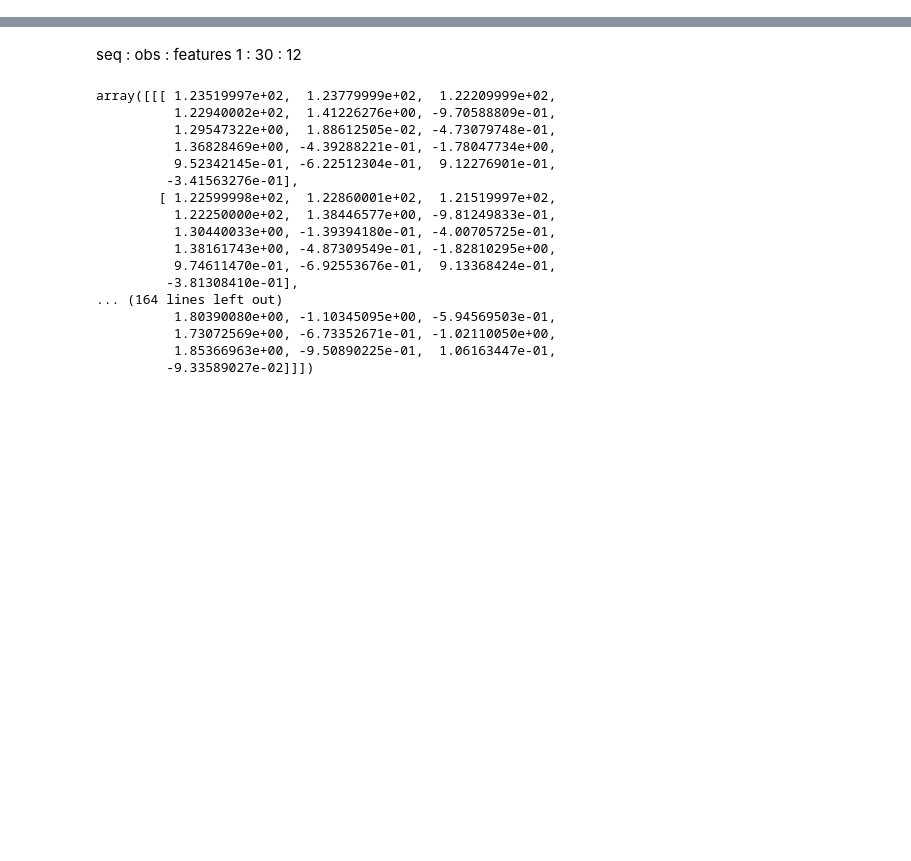
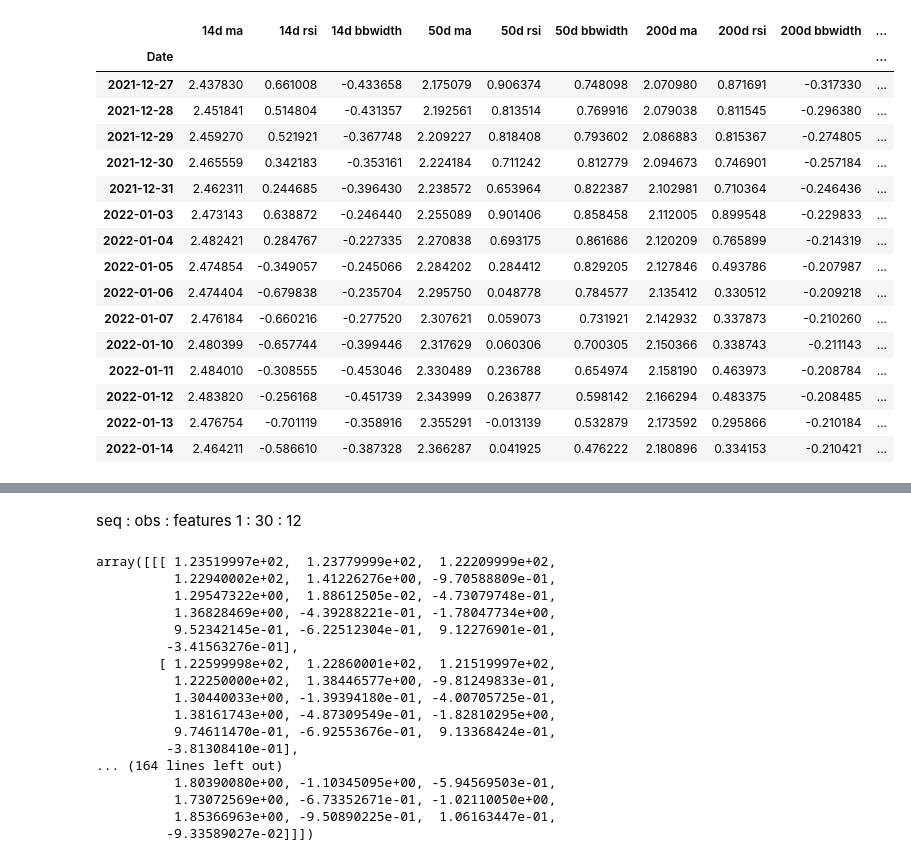
Before and after one commit to ivanlimsy/iOracle, a Jupyter notebook: notebooks/iOracle Ivan Test.ipynb, the cells around one changed output, grey strips where cells are left out. Saved outputs shown, nothing was run; the diff lists cells and outputs as text; code cells hidden in the pictures; blank space fills up the shorter version.

Commit message:
lstm pred x

```diff
--- a/notebooks/iOracle Ivan Test.ipynb
+++ b/notebooks/iOracle Ivan Test.ipynb
@@ -11,7 +29,9 @@ import datetime as dt
 # %%
-df = pd.DataFrame()
-prep = PreProc.preproc(df)
-array = prep.get_lstm_pred_X(date='2021-1-15')
+start="2017-01-01"
+end="2022-01-16"
+df = data._get_dataframe('AAPL', start, end)
+prep = PreProc.preproc(df, start=start, end=end, train_df=data._get_dataframe('AAPL', start, end))
+array = prep.get_lstm_pred_X()
 # %% [output]
 [*********************100%***********************]  1 of 1 completed
 [*********************100%***********************]  1 of 1 completed
@@ -21,0 +64,20 @@ array.shape
+# %%
+array[1].tail(15)
+# %% [output]
+|  | 14d ma | 14d rsi | 14d bbwidth | 50d ma | 50d rsi | 50d bbwidth | 200d ma | 200d rsi | 200d bbwidth | ... |
+| Date |  |  |  |  |  |  |  |  |  | ... |
+| 2021-12-27 | 2.437830 | 0.661008 | -0.433658 | 2.175079 | 0.906374 | 0.748098 | 2.070980 | 0.871691 | -0.317330 | ... |
+| 2021-12-28 | 2.451841 | 0.514804 | -0.431357 | 2.192561 | 0.813514 | 0.769916 | 2.079038 | 0.811545 | -0.296380 | ... |
+| 2021-12-29 | 2.459270 | 0.521921 | -0.367748 | 2.209227 | 0.818408 | 0.793602 | 2.086883 | 0.815367 | -0.274805 | ... |
+| 2021-12-30 | 2.465559 | 0.342183 | -0.353161 | 2.224184 | 0.711242 | 0.812779 | 2.094673 | 0.746901 | -0.257184 | ... |
+| 2021-12-31 | 2.462311 | 0.244685 | -0.396430 | 2.238572 | 0.653964 | 0.822387 | 2.102981 | 0.710364 | -0.246436 | ... |
+| 2022-01-03 | 2.473143 | 0.638872 | -0.246440 | 2.255089 | 0.901406 | 0.858458 | 2.112005 | 0.899548 | -0.229833 | ... |
+| 2022-01-04 | 2.482421 | 0.284767 | -0.227335 | 2.270838 | 0.693175 | 0.861686 | 2.120209 | 0.765899 | -0.214319 | ... |
+| 2022-01-05 | 2.474854 | -0.349057 | -0.245066 | 2.284202 | 0.284412 | 0.829205 | 2.127846 | 0.493786 | -0.207987 | ... |
+| 2022-01-06 | 2.474404 | -0.679838 | -0.235704 | 2.295750 | 0.048778 | 0.784577 | 2.135412 | 0.330512 | -0.209218 | ... |
+| 2022-01-07 | 2.476184 | -0.660216 | -0.277520 | 2.307621 | 0.059073 | 0.731921 | 2.142932 | 0.337873 | -0.210260 | ... |
+| 2022-01-10 | 2.480399 | -0.657744 | -0.399446 | 2.317629 | 0.060306 | 0.700305 | 2.150366 | 0.338743 | -0.211143 | ... |
+| 2022-01-11 | 2.484010 | -0.308555 | -0.453046 | 2.330489 | 0.236788 | 0.654974 | 2.158190 | 0.463973 | -0.208784 | ... |
+| 2022-01-12 | 2.483820 | -0.256168 | -0.451739 | 2.343999 | 0.263877 | 0.598142 | 2.166294 | 0.483375 | -0.208485 | ... |
+| 2022-01-13 | 2.476754 | -0.701119 | -0.358916 | 2.355291 | -0.013139 | 0.532879 | 2.173592 | 0.295866 | -0.210184 | ... |
+| 2022-01-14 | 2.464211 | -0.586610 | -0.387328 | 2.366287 | 0.041925 | 0.476222 | 2.180896 | 0.334153 | -0.210421 | ... |
```
Also changed, not shown: parts of 5 cells of this notebook, 1 other file.
